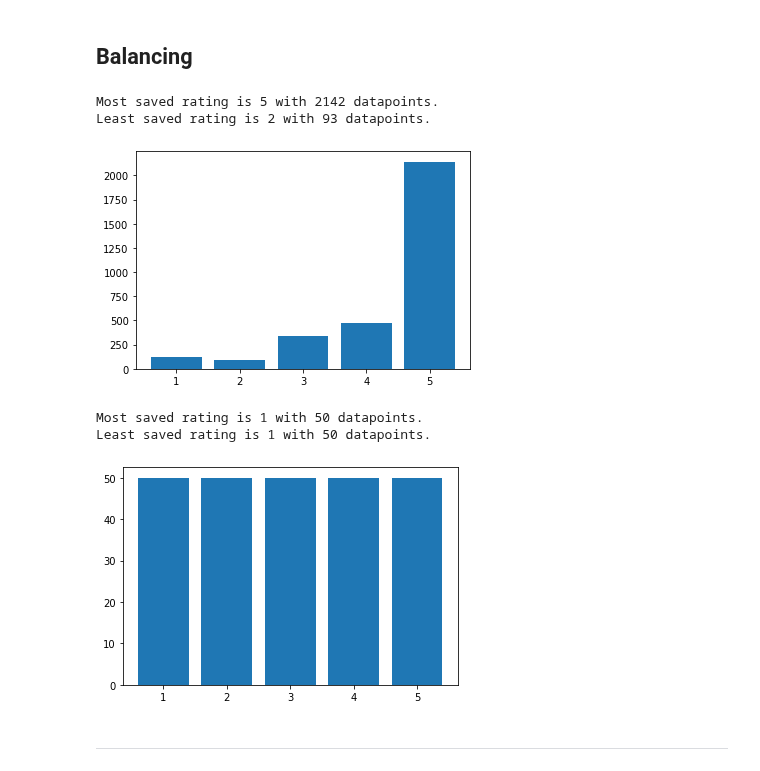
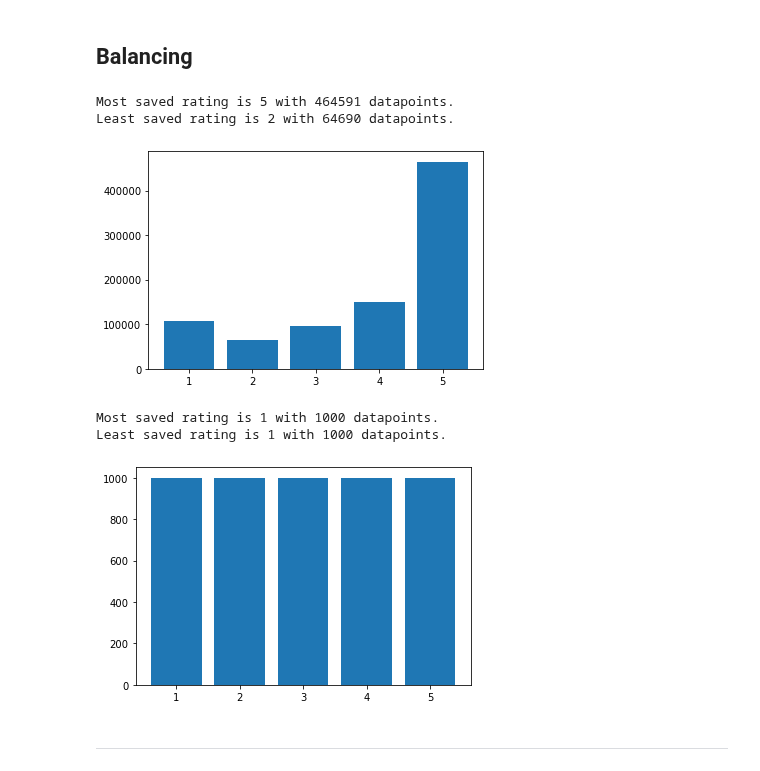
Before and after one commit to Phantomias3782/AmazonReviews, a Jupyter notebook: AmazonReviews_SentimentAnalysis.ipynb, the cells around one changed output. Drawn from its saved outputs; the diff is of its cells as text; code cells hidden in the pictures.

```diff
--- a/AmazonReviews_SentimentAnalysis.ipynb
+++ b/AmazonReviews_SentimentAnalysis.ipynb
@@ -43,13 +43,10 @@ from knn import knn
 ## Import Data
 # %%
 # read subset data
-path = "./data/AMAZON_FASHION_5.json"
-
-# data = pd.read_json(path, lines = True)
+#path = "./data/AMAZON_FASHION_5.json"
 
 # read full data
-
-# path = "./data/AMAZON_FASHION_FULL.json"
+path = "./data/AMAZON_FASHION_FULL.json"
 
 data = pd.read_json(path, lines = True)
 # %% [markdown]
@@ -79,19 +76,19 @@ Data contains now 3160 datapoints.
 # %% [markdown]
 ## Balancing
 # %%
-max_num = 50 # replace lateron
+max_num = 1000 # replace lateron
 data = balancing(data, balancing = True, max_num = max_num)
 # %% [output]
-Most saved rating is 5 with 2142 datapoints.
-Least saved rating is 2 with 93 datapoints.
+Most saved rating is 5 with 464591 datapoints.
+Least saved rating is 2 with 64690 datapoints.
-[figure, old version]
+[figure, new version]
 # %%
 # check balancing
 balancing(data, balancing = False, max_num = None)
 # %% [output]
-Most saved rating is 1 with 50 datapoints.
-Least saved rating is 1 with 50 datapoints.
+Most saved rating is 1 with 1000 datapoints.
+Least saved rating is 1 with 1000 datapoints.
-[figure, old version]
+[figure, new version]
 # %% [markdown]
 -------
 # %% [markdown]
```
Also changed, not shown: parts of 17 cells of this notebook.
